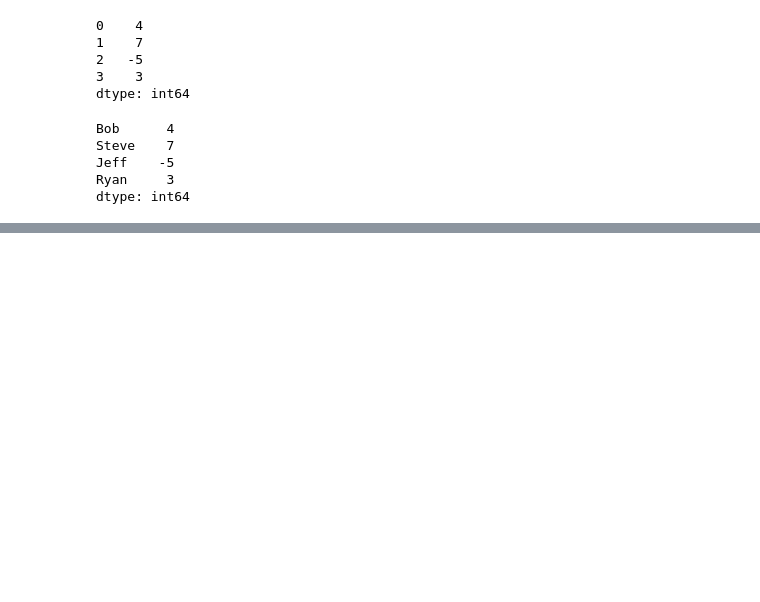
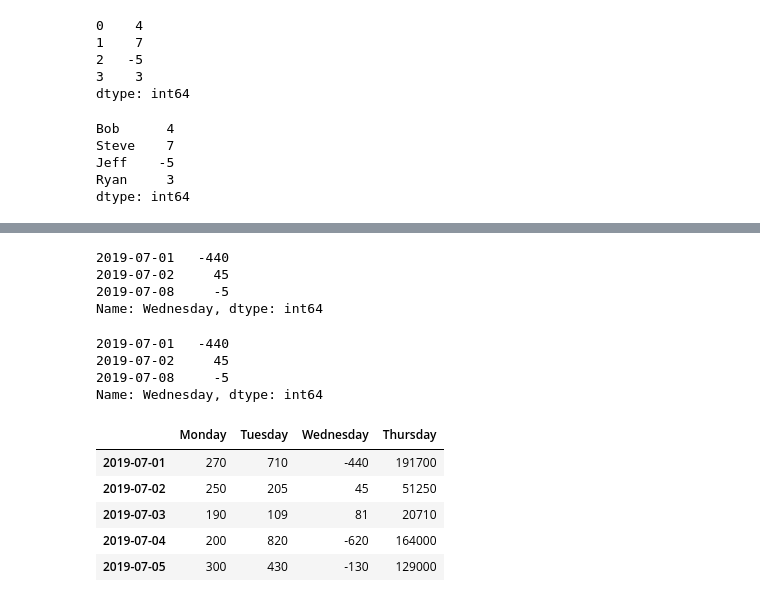
Before and after one commit to MuhammadHamzaAfzal/Python_Class_Work_jz, a Jupyter notebook: Pandas.ipynb, the cells around one changed output, grey strips where cells are left out. Cells and saved outputs as stored; diff of their text form; code cells hidden in the pictures; blank space fills up the shorter version.

```diff
--- a/Pandas.ipynb
+++ b/Pandas.ipynb
@@ -345,0 +486,23 @@ dtype: int64
+# %%
+money.iloc[[0,1,-1]].Wednesday
+# %% [output]
+2019-07-01   -440
+2019-07-02     45
+2019-07-08     -5
+Name: Wednesday, dtype: int64
+# %%
+money.Wednesday[[0,1,-1]]
+# %% [output]
+2019-07-01   -440
+2019-07-02     45
+2019-07-08     -5
+Name: Wednesday, dtype: int64
+# %%
+money.head()
+# %% [output]
+|  | Monday | Tuesday | Wednesday | Thursday |
+| 2019-07-01 | 270 | 710 | -440 | 191700 |
+| 2019-07-02 | 250 | 205 | 45 | 51250 |
+| 2019-07-03 | 190 | 109 | 81 | 20710 |
+| 2019-07-04 | 200 | 820 | -620 | 164000 |
+| 2019-07-05 | 300 | 430 | -130 | 129000 |
```
Also changed, not shown: parts of 17 cells of this notebook.
